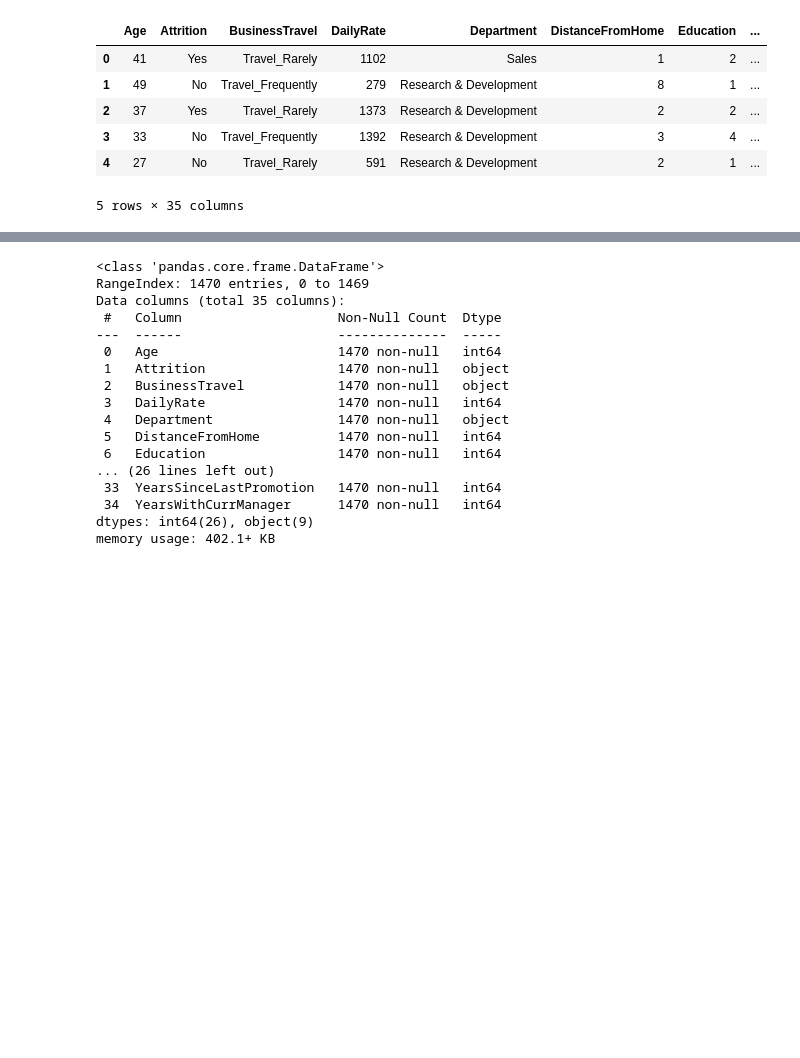
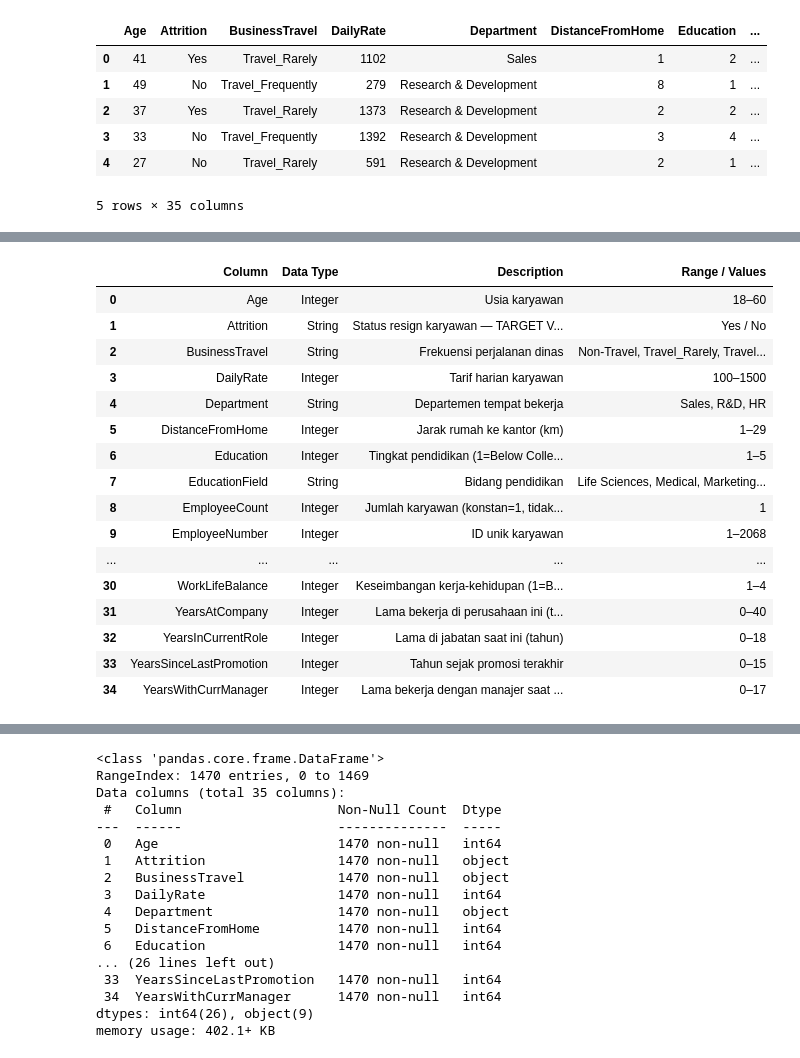
Before and after one commit to FikriNash12/-Capstone---ResignDuluAja, a Jupyter notebook: IBMHR_EDA.ipynb, the cells around one changed output, grey strips where cells are left out. Drawn from its saved outputs; the diff is of its cells as text; code cells hidden in the pictures; blank space fills up the shorter version.

```diff
--- a/IBMHR_EDA.ipynb
+++ b/IBMHR_EDA.ipynb
@@ -25,0 +61,64 @@ ibm_df.head()
+# %%
+# Data Dictionary - Description
+manual_desc = {
+    'Age':                      ('Integer',  'Usia karyawan',                                        '18–60'),
+    'Attrition':                ('String',   'Status resign karyawan — TARGET VARIABLE',             'Yes / No'),
+    'BusinessTravel':           ('String',   'Frekuensi perjalanan dinas',                           'Non-Travel, Travel_Rarely, Travel_Frequently'),
+    'DailyRate':                ('Integer',  'Tarif harian karyawan',                                '100–1500'),
+    'Department':               ('String',   'Departemen tempat bekerja',                            'Sales, R&D, HR'),
+    'DistanceFromHome':         ('Integer',  'Jarak rumah ke kantor (km)',                           '1–29'),
+    'Education':                ('Integer',  'Tingkat pendidikan (1=Below College, 5=Doctor)',        '1–5'),
+    'EducationField':           ('String',   'Bidang pendidikan',                                    'Life Sciences, Medical, Marketing, ...'),
+    'EmployeeCount':            ('Integer',  'Jumlah karyawan (konstan=1, tidak informatif)',         '1'),
+    'EmployeeNumber':           ('Integer',  'ID unik karyawan',                                     '1–2068'),
+    'EnvironmentSatisfaction':  ('Integer',  'Kepuasan terhadap lingkungan kerja (1=Low, 4=Very High)','1–4'),
+    'Gender':                   ('String',   'Jenis kelamin karyawan',                               'Male / Female'),
+    'HourlyRate':               ('Integer',  'Tarif per jam karyawan',                               '30–100'),
+    'JobInvolvement':           ('Integer',  'Tingkat keterlibatan dalam pekerjaan (1=Low, 4=Very High)','1–4'),
+    'JobLevel':                 ('Integer',  'Level jabatan karyawan',                               '1–5'),
+    'JobRole':                  ('String',   'Posisi/jabatan karyawan',                              'Manager, Sales Exec, ...'),
+    'JobSatisfaction':          ('Integer',  'Kepuasan terhadap pekerjaan (1=Low, 4=Very High)',      '1–4'),
+    'MaritalStatus':            ('String',   'Status pernikahan',                                    'Single, Married, Divorced'),
+    'MonthlyIncome':            ('Integer',  'Gaji bulanan dalam USD',                               '1009–19999'),
+    'MonthlyRate':              ('Integer',  'Tarif bulanan karyawan',                               '2094–26999'),
+    'NumCompaniesWorked':       ('Integer',  'Jumlah perusahaan tempat bekerja sebelumnya',          '0–9'),
+    'Over18':                   ('String',   'Apakah usia di atas 18 (konstan=Y, tidak informatif)', 'Y'),
+    'OverTime':                 ('String',   'Apakah karyawan sering lembur',                        'Yes / No'),
+    'PercentSalaryHike':        ('Integer',  'Persentase kenaikan gaji terakhir',                    '11–25%'),
+    'PerformanceRating':        ('Integer',  'Rating performa (konstan 3–4, kurang variatif)',        '3–4'),
+    'RelationshipSatisfaction': ('Integer',  'Kepuasan hubungan antar rekan kerja (1=Low, 4=Very High)','1–4'),
+    'StandardHours':            ('Integer',  'Jam kerja standar (konstan=80, tidak informatif)',      '80'),
+    'StockOptionLevel':         ('Integer',  'Level opsi saham yang dimiliki karyawan',              '0–3'),
+    'TotalWorkingYears':        ('Integer',  'Total tahun pengalaman kerja',                         '0–40'),
+    'TrainingTimesLastYear':    ('Integer',  'Jumlah pelatihan yang diikuti tahun lalu',             '0–6'),
+    'WorkLifeBalance':          ('Integer',  'Keseimbangan kerja-kehidupan (1=Bad, 4=Best)',         '1–4'),
+    'YearsAtCompany':           ('Integer',  'Lama bekerja di perusahaan ini (tahun)',               '0–40'),
+    'YearsInCurrentRole':       ('Integer',  'Lama di jabatan saat ini (tahun)',                     '0–18'),
+    'YearsSinceLastPromotion':  ('Integer',  'Tahun sejak promosi terakhir',                         '0–15'),
+    'YearsWithCurrManager':     ('Integer',  'Lama bekerja dengan manajer saat ini (tahun)',         '0–17'),
+}
+
+dd_manual = pd.DataFrame([
+    {'Column': col, 'Data Type': v[0], 'Description': v[1], 'Range / Values': v[2]}
+    for col, v in manual_desc.items()
+])
+
+dd_manual
+# %% [output]
+|  | Column | Data Type | Description | Range / Values |
+| 0 | Age | Integer | Usia karyawan | 18–60 |
+| 1 | Attrition | String | Status resign karyawan — TARGET V... | Yes / No |
+| 2 | BusinessTravel | String | Frekuensi perjalanan dinas | Non-Travel, Travel_Rarely, Travel... |
+| 3 | DailyRate | Integer | Tarif harian karyawan | 100–1500 |
+| 4 | Department | String | Departemen tempat bekerja | Sales, R&D, HR |
+| 5 | DistanceFromHome | Integer | Jarak rumah ke kantor (km) | 1–29 |
+| 6 | Education | Integer | Tingkat pendidikan (1=Below Colle... | 1–5 |
+| 7 | EducationField | String | Bidang pendidikan | Life Sciences, Medical, Marketing... |
+| 8 | EmployeeCount | Integer | Jumlah karyawan (konstan=1, tidak... | 1 |
+| 9 | EmployeeNumber | Integer | ID unik karyawan | 1–2068 |
+| ... | ... | ... | ... | ... |
+| 30 | WorkLifeBalance | Integer | Keseimbangan kerja-kehidupan (1=B... | 1–4 |
+| 31 | YearsAtCompany | Integer | Lama bekerja di perusahaan ini (t... | 0–40 |
+| 32 | YearsInCurrentRole | Integer | Lama di jabatan saat ini (tahun) | 0–18 |
+| 33 | YearsSinceLastPromotion | Integer | Tahun sejak promosi terakhir | 0–15 |
+| 34 | YearsWithCurrManager | Integer | Lama bekerja dengan manajer saat ... | 0–17 |
```
Also changed, not shown: parts of 14 cells of this notebook, 1 other file.
